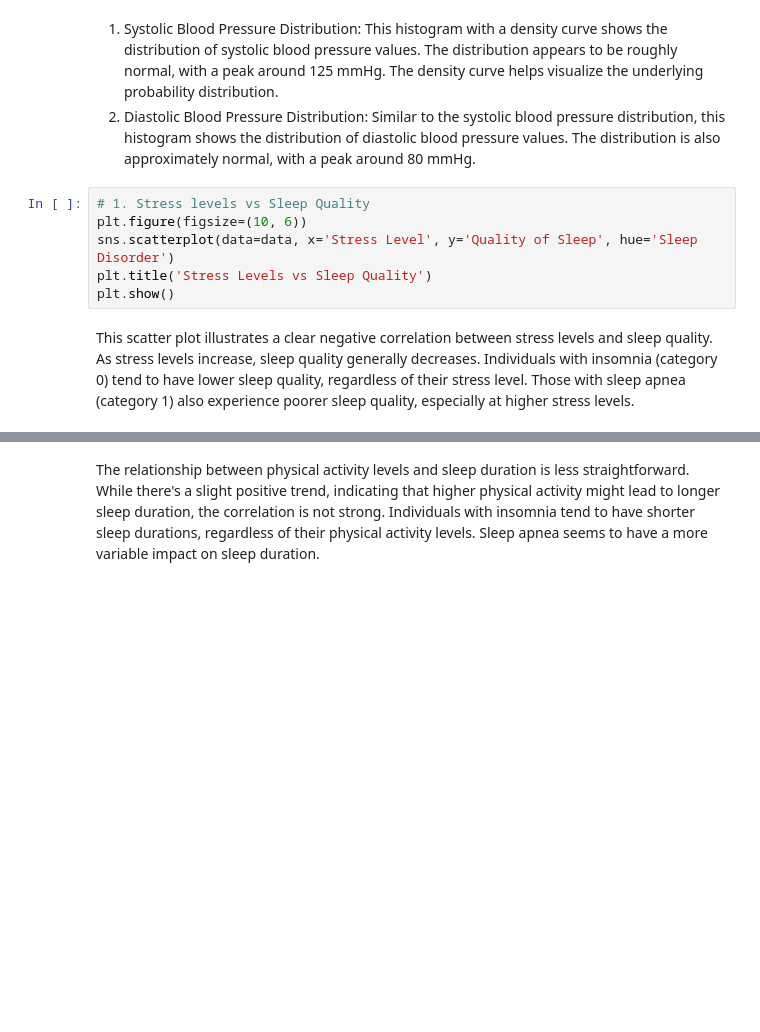
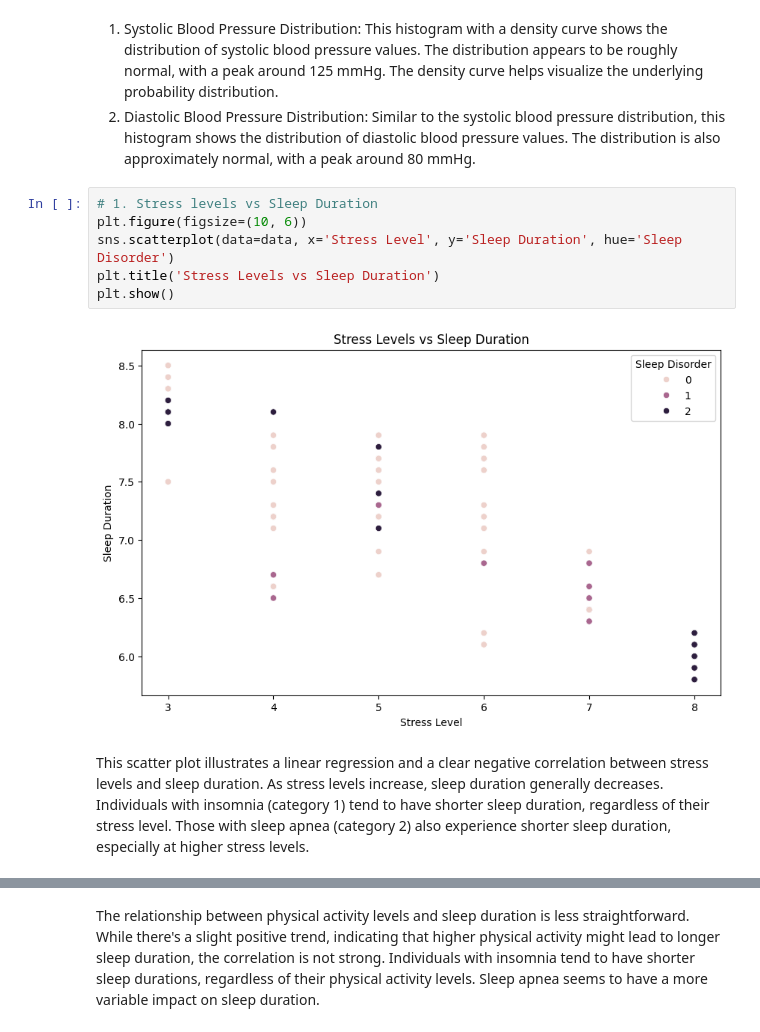
Before and after one commit to Leonnello/sleep-disorder-predictive-model, a Jupyter notebook: Final_Project_final.ipynb, the cells around one changed output, grey strips where cells are left out. Cells and saved outputs as stored; diff of their text form; blank space fills up the shorter version.

```diff
--- a/Final_Project_final.ipynb
+++ b/Final_Project_final.ipynb
@@ -124,13 +247,15 @@ plt.show()
 1. Systolic Blood Pressure Distribution: This histogram with a density curve shows the distribution of systolic blood pressure values. The distribution appears to be roughly normal, with a peak around 125 mmHg. The density curve helps visualize the underlying probability distribution.
 2. Diastolic Blood Pressure Distribution: Similar to the systolic blood pressure distribution, this histogram shows the distribution of diastolic blood pressure values. The distribution is also approximately normal, with a peak around 80 mmHg.
 # %%
-# 1. Stress levels vs Sleep Quality
+# 1. Stress levels vs Sleep Duration
 plt.figure(figsize=(10, 6))
-sns.scatterplot(data=data, x='Stress Level', y='Quality of Sleep', hue='Sleep Disorder')
-plt.title('Stress Levels vs Sleep Quality')
+sns.scatterplot(data=data, x='Stress Level', y='Sleep Duration', hue='Sleep Disorder')
+plt.title('Stress Levels vs Sleep Duration')
 plt.show()
+# %% [output]
+[figure, added]
 # %% [markdown]
-This scatter plot illustrates a clear negative correlation between stress levels and sleep quality. As stress levels increase, sleep quality generally decreases. Individuals with insomnia (category 0) tend to have lower sleep quality, regardless of their stress level. Those with sleep apnea (category 1) also experience poorer sleep quality, especially at higher stress levels.
+This scatter plot illustrates a linear regression and a clear negative correlation between stress levels and sleep duration. As stress levels increase, sleep duration generally decreases. Individuals with insomnia (category 1) tend to have shorter sleep duration, regardless of their stress level. Those with sleep apnea (category 2) also experience shorter sleep duration, especially at higher stress levels.
 # %%
 # 2. Physical activity vs Sleep Duration
 plt.figure(figsize=(10, 6))
```
Also changed, not shown: parts of 21 cells of this notebook.
